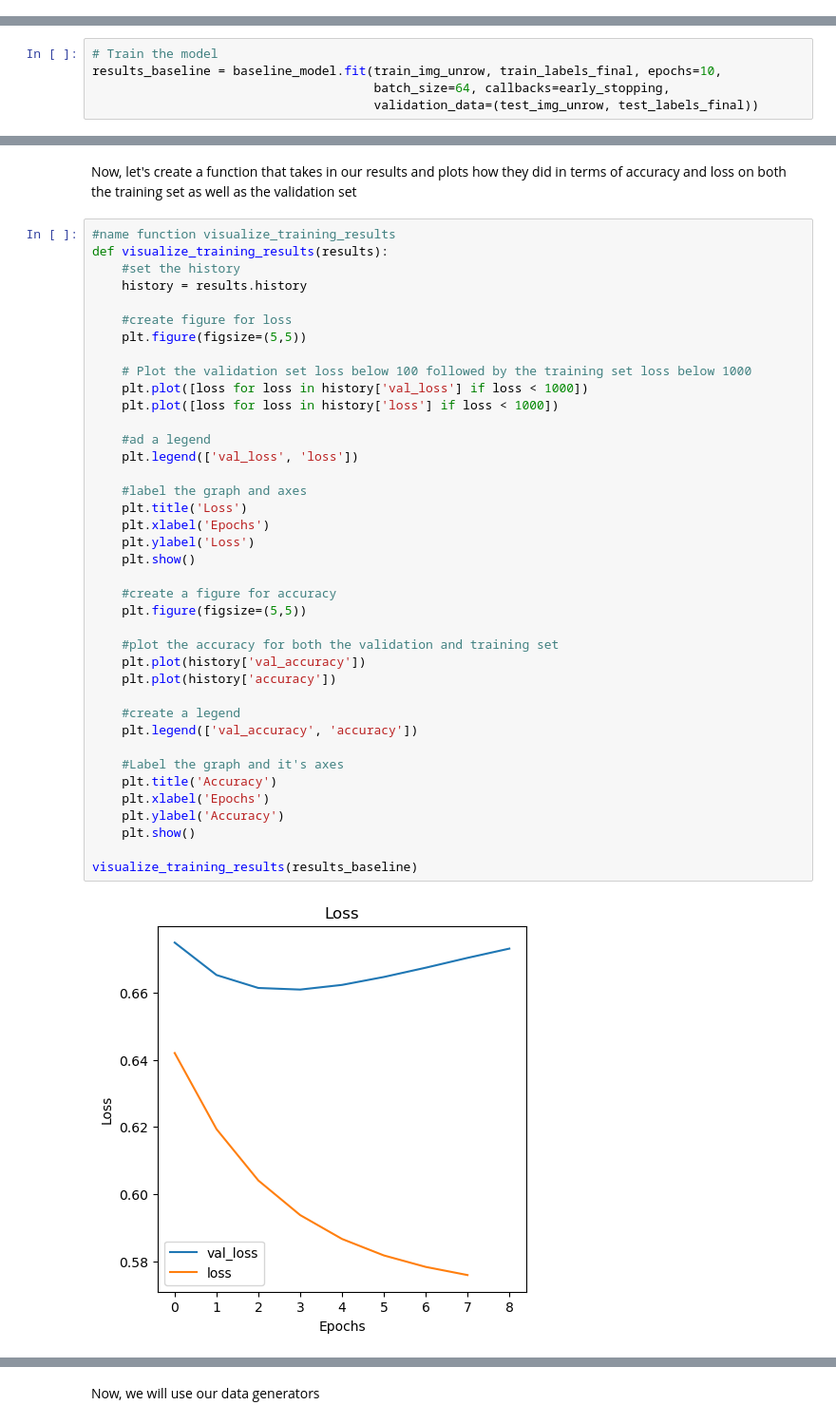
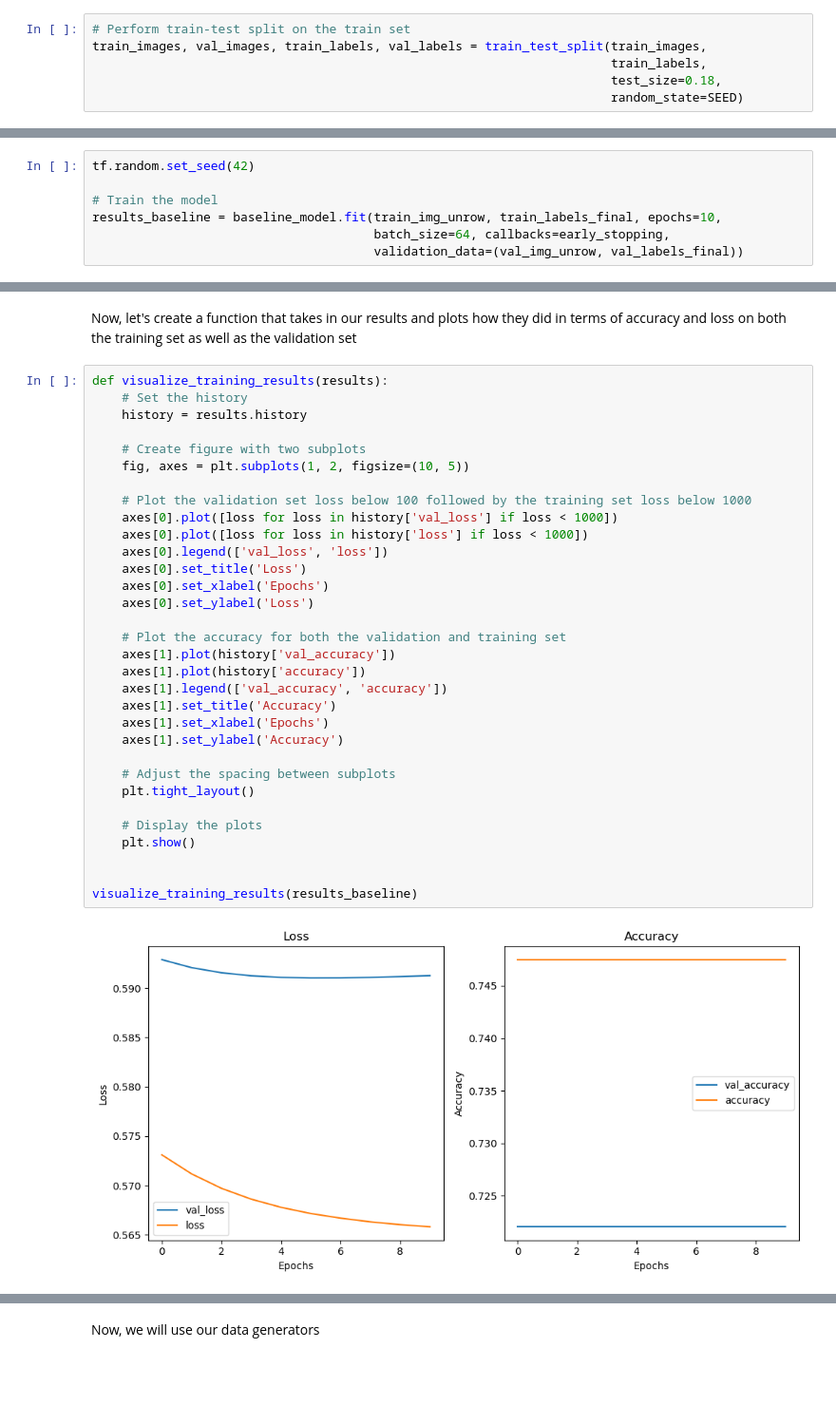
Before and after one commit to joshuaedelstein15/Pneumonia_analysis, a Jupyter notebook: new_notebook.ipynb, the cells around one changed output, grey strips where cells are left out. Shown at 95% size. Cells and saved outputs as stored; diff of their text form; blank space fills up the shorter version.

```diff
--- a/new_notebook.ipynb
+++ b/new_notebook.ipynb
@@ -365,0 +351,6 @@ Found 16 images belonging to 2 classes.
+# %%
+# Perform train-test split on the train set
+train_images, val_images, train_labels, val_labels = train_test_split(train_images,
+                                                                      train_labels,
+                                                                      test_size=0.18,
+                                                                      random_state=SEED)
@@ -441,9 +440,11 @@ We'll start out with only 10 epochs and a batch size of 64. We'll also use our t
 early_stopping = [EarlyStopping(monitor='val_loss', patience=5),
                   ModelCheckpoint(filepath='best_model.h5', monitor='val_accuracy', save_best_only=True)]
 # %%
+tf.random.set_seed(42)
+
 # Train the model
 results_baseline = baseline_model.fit(train_img_unrow, train_labels_final, epochs=10,
                                       batch_size=64, callbacks=early_stopping,
-                                      validation_data=(test_img_unrow, test_labels_final))
+                                      validation_data=(val_img_unrow, val_labels_final))
 # %% [output]
 Epoch 1/10
@@ -470,43 +472,36 @@ Epoch 9/10
 # %% [markdown]
 Now, let's create a function that takes in our results and plots how they did in terms of accuracy and loss on both the training set as well as the validation set
 # %%
-#name function visualize_training_results
 def visualize_training_results(results):
-    #set the history
+    # Set the history
     history = results.history
 
-    #create figure for loss
-    plt.figure(figsize=(5,5))
+    # Create figure with two subplots
+    fig, axes = plt.subplots(1, 2, figsize=(10, 5))
 
     # Plot the validation set loss below 100 followed by the training set loss below 1000
-    plt.plot([loss for loss in history['val_loss'] if loss < 1000])
-    plt.plot([loss for loss in history['loss'] if loss < 1000])
+    axes[0].plot([loss for loss in history['val_loss'] if loss < 1000])
+    axes[0].plot([loss for loss in history['loss'] if loss < 1000])
+    axes[0].legend(['val_loss', 'loss'])
+    axes[0].set_title('Loss')
+    axes[0].set_xlabel('Epochs')
+    axes[0].set_ylabel('Loss')
 
-    #ad a legend
-    plt.legend(['val_loss', 'loss'])
+    # Plot the accuracy for both the validation and training set
+    axes[1].plot(history['val_accuracy'])
+    axes[1].plot(history['accuracy'])
+    axes[1].legend(['val_accuracy', 'accuracy'])
+    axes[1].set_title('Accuracy')
+    axes[1].set_xlabel('Epochs')
+    axes[1].set_ylabel('Accuracy')
 
-    #label the graph and axes
-    plt.title('Loss')
-    plt.xlabel('Epochs')
-    plt.ylabel('Loss')
+    # Adjust the spacing between subplots
+    plt.tight_layout()
+
+    # Display the plots
     plt.show()
 
-    #create a figure for accuracy
-    plt.figure(figsize=(5,5))
-
-    #plot the accuracy for both the validation and training set
-    plt.plot(history['val_accuracy'])
-    plt.plot(history['accuracy'])
-
-    #create a legend
-    plt.legend(['val_accuracy', 'accuracy'])
-
-    #Label the graph and it's axes
-    plt.title('Accuracy')
-    plt.xlabel('Epochs')
-    plt.ylabel('Accuracy')
-    plt.show()
 
 visualize_training_results(results_baseline)
 # %% [output]
-[figure, old version]
+[figure, new version]
```
Also changed, not shown: parts of 55 cells of this notebook.
